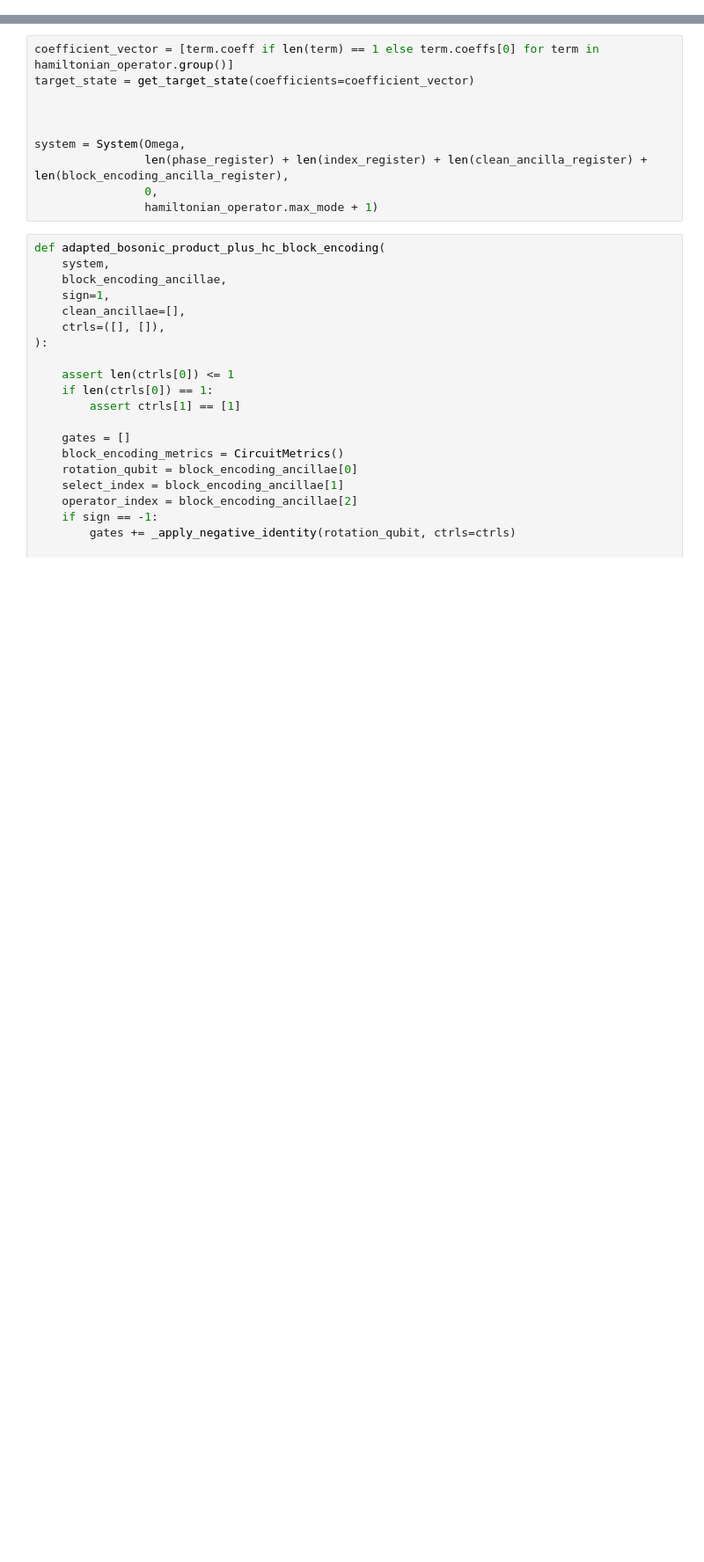
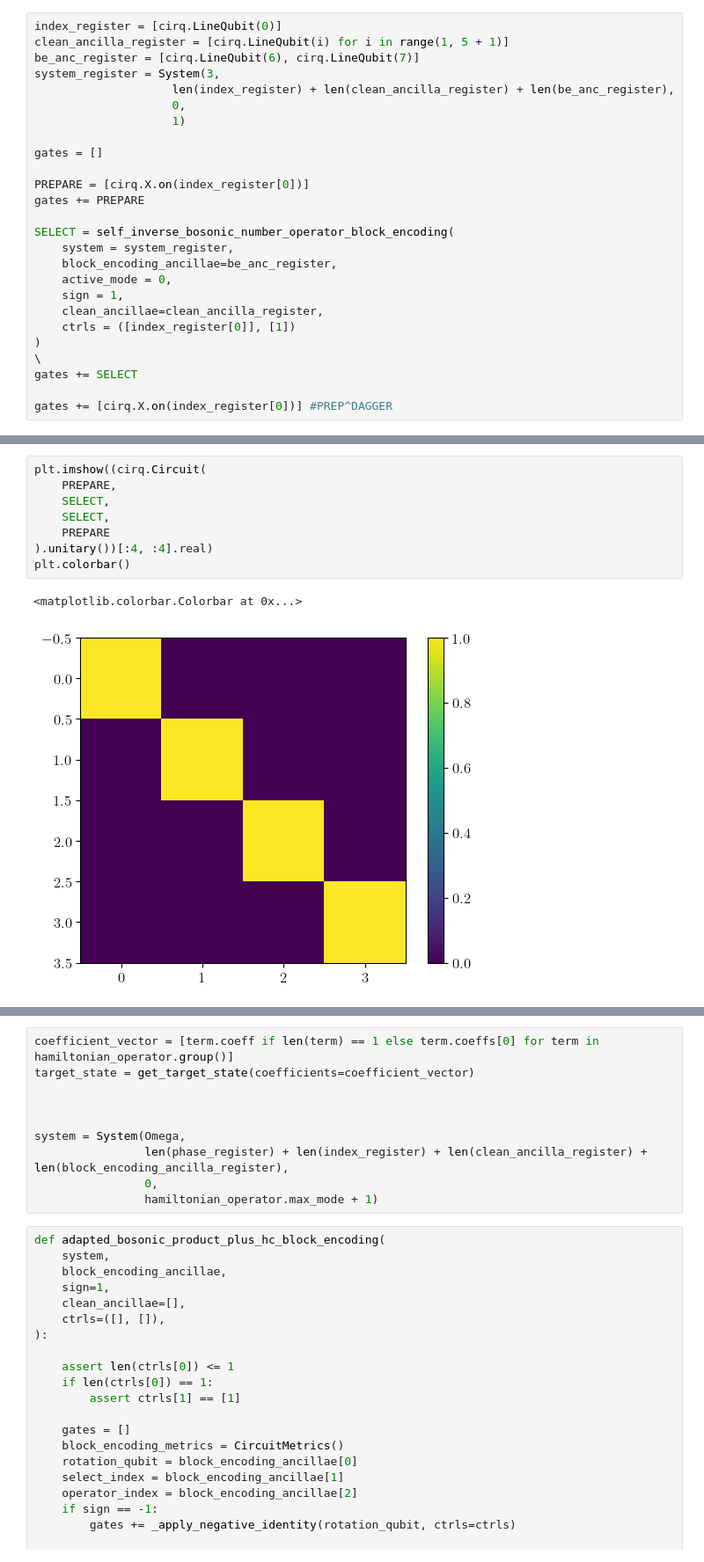
Before and after one commit to Tufts-QIQC/LOBE, a Jupyter notebook: notebooks/bosonic_lwo.ipynb, the cells around one changed output, grey strips where cells are left out. Shown: that part at 88% size. Saved outputs shown, nothing was run; the diff lists cells and outputs as text; blank space fills up the shorter version.

```diff
--- a/notebooks/bosonic_lwo.ipynb
+++ b/notebooks/bosonic_lwo.ipynb
@@ -30,3 +31,29 @@ plt.rcParams["font.size"] = 12
 plt.rc('text', usetex=True)
 import warnings
 warnings.filterwarnings('ignore')
+# %%
+index_register = [cirq.LineQubit(0)]
+clean_ancilla_register = [cirq.LineQubit(i) for i in range(1, 5 + 1)]
+be_anc_register = [cirq.LineQubit(6), cirq.LineQubit(7)]
+system_register = System(3,
+                    len(index_register) + len(clean_ancilla_register) + len(be_anc_register),
+                    0,
+                    1)
+
+gates = []
+
+PREPARE = [cirq.X.on(index_register[0])]
+gates += PREPARE
+
+SELECT = self_inverse_bosonic_number_operator_block_encoding(
+    system = system_register,
+    block_encoding_ancillae=be_anc_register,
+    active_mode = 0,
+    sign = 1,
+    clean_ancillae=clean_ancilla_register,
+    ctrls = ([index_register[0]], [1])
+)
+\
+gates += SELECT
+
+gates += [cirq.X.on(index_register[0])] #PREP^DAGGER
@@ -33,3 +74,14 @@ warnings.filterwarnings('ignore')
+# %%
+plt.imshow((cirq.Circuit(
+    PREPARE,
+    SELECT,
+    SELECT,
+    PREPARE
+).unitary())[:4, :4].real)
+plt.colorbar()
+# %% [output]
+<matplotlib.colorbar.Colorbar at 0x...>
+[figure, added]
 # %%
 Omega = 3
 
```
Also changed, not shown: parts of 21 cells of this notebook, 1 other file.
